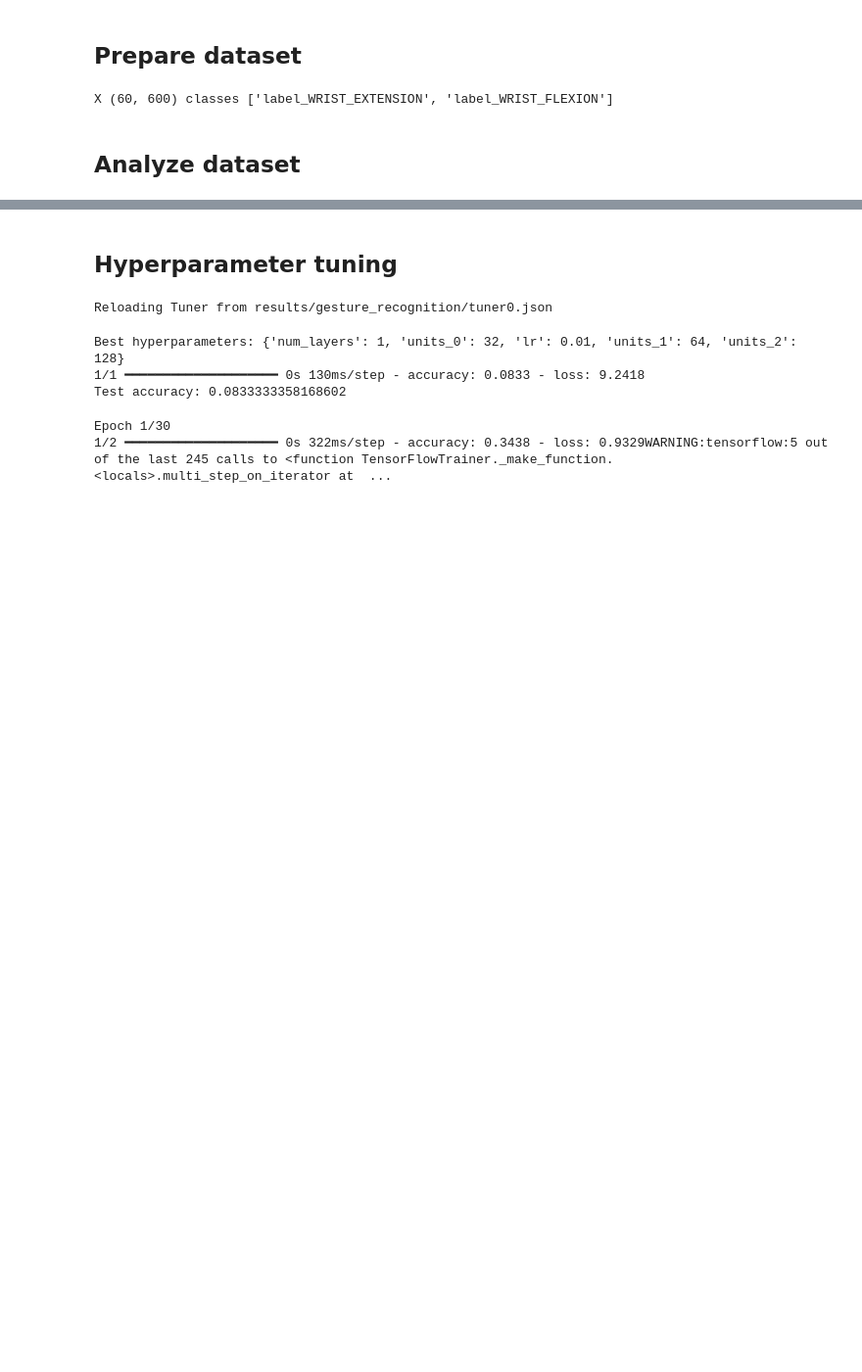
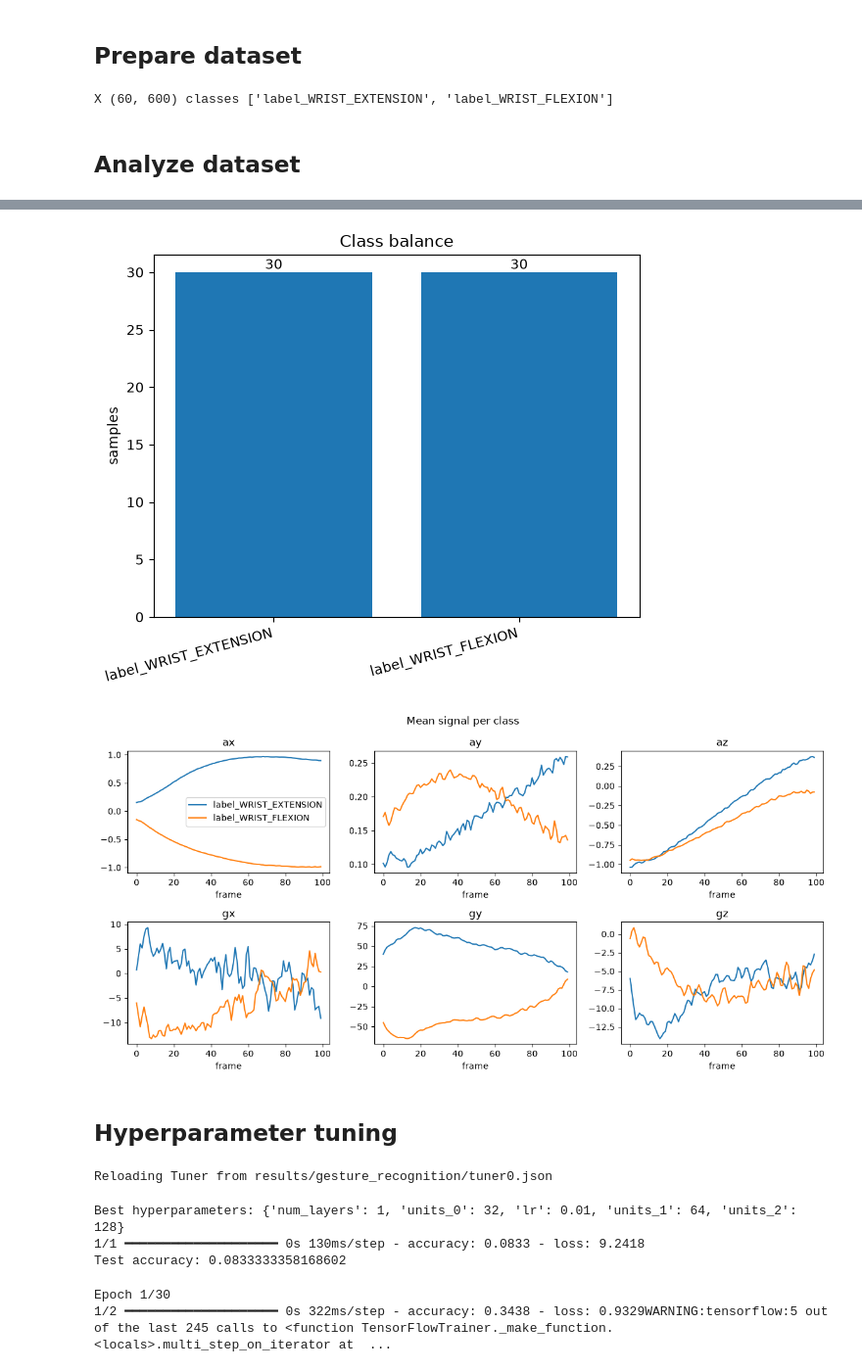
Before and after one commit to BinarySandia04/omniflux, a Jupyter notebook: Train/Train_model.ipynb, the cells around one changed output, grey strips where cells are left out. Shown at 98% size. Drawn from its saved outputs; the diff is of its cells as text; code cells hidden in the pictures; blank space fills up the shorter version.

```diff
--- a/Train/Train_model.ipynb
+++ b/Train/Train_model.ipynb
@@ -53,3 +91,35 @@ print(X.shape)
+# %%
+import matplotlib.pyplot as plt
+
+X3 = X.reshape(len(X), MAX_LEN, N_CH)
+
+
+def plot_class_balance(y, classes):
+    labels, counts = np.unique(y, return_counts=True)
+    bars = plt.bar([classes[int(l)] for l in labels], counts)
+    plt.ylabel("samples")
+    plt.title("Class balance")
+    plt.xticks(rotation=15, ha="right")
+    for b, c in zip(bars, counts):
+        plt.text(b.get_x() + b.get_width() / 2, c, str(c), ha="center", va="bottom")
+
+def plot_mean_signal(X3, y, classes, channels=CHANNELS):
+    fig, axes = plt.subplots(2, 3, figsize=(12, 6))
+    for c, (name, ax) in enumerate(zip(channels, axes.flat)):
+        for k in np.unique(y):
+            ax.plot(X3[y == k][:, :, c].mean(axis=0), label=classes[int(k)])
+        ax.set_title(name)
+        ax.set_xlabel("frame")
+    axes[0, 0].legend()
+    fig.suptitle("Mean signal per class")
+    fig.tight_layout()
+
+
+plot_class_balance(y, classes)
+plot_mean_signal(X3, y, classes)
+# %% [output]
+[figure, added]
+[figure, added]
 # %% [markdown]
 ## Hyperparameter tuning
 # %%
```
Also changed, not shown: parts of 1 cell of this notebook, 2 other files.
